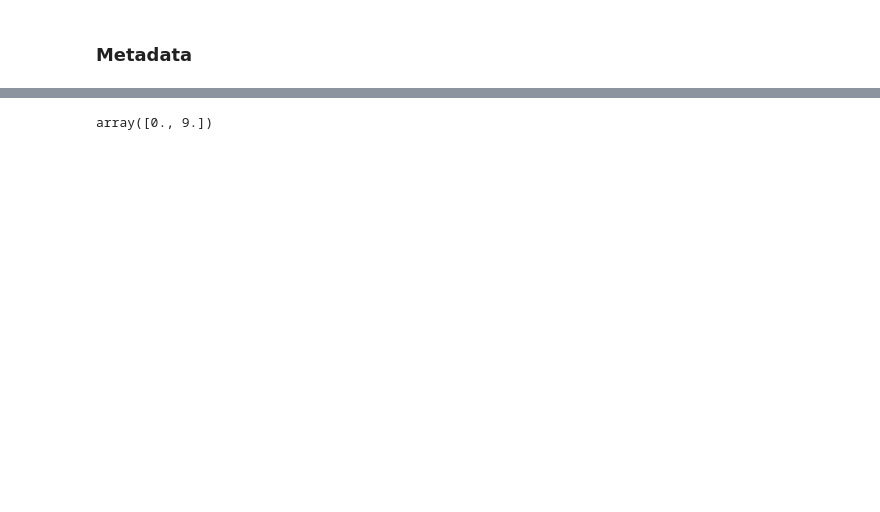
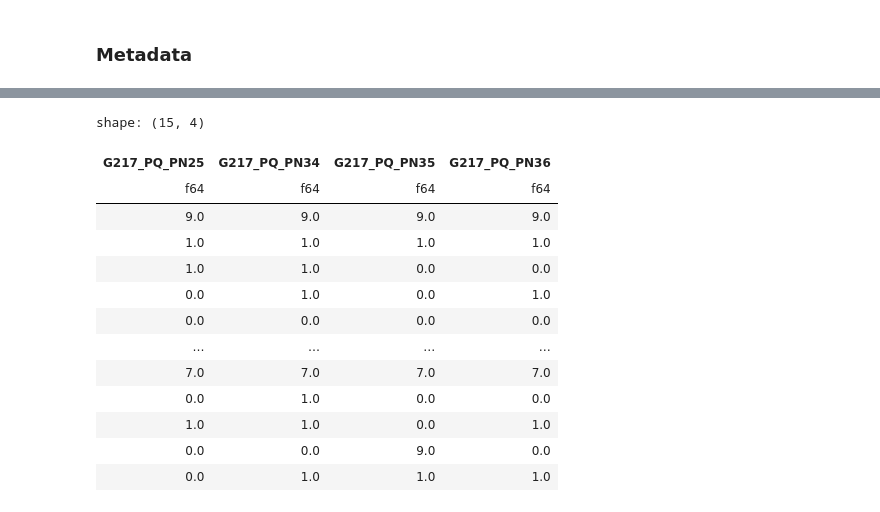
Before and after one commit to matt-humphrey/rs-pain, a Jupyter notebook: nbs/01_data_exploration.ipynb, the cells around one changed output, grey strips where cells are left out. Saved outputs shown, nothing was run; the diff lists cells and outputs as text; code cells hidden in the pictures; blank space fills up the shorter version.

```diff
--- a/nbs/01_data_exploration.ipynb
+++ b/nbs/01_data_exploration.ipynb
@@ -1050,14 +939,26 @@ What values exist in subsequent variables when PN17 (and for G217, PN9 and PN38)
 # %%
-np.unique(
+(
     df
     .filter(
         pl.col("G217_PQ_PN17") == 0,
-        pl.col("G217_PQ_PN9") == 0,
-        pl.col("G217_PQ_PN38") == 0
     )
-    .select('G217_PQ_PN25', 'G217_PQ_PN34', 'G217_PQ_PN35', 'G217_PQ_PN36', 'G217_PQ_PN38', 'G217_PQ_PN9')
+    .select('G217_PQ_PN25', 'G217_PQ_PN34', 'G217_PQ_PN35', 'G217_PQ_PN36')
+    .unique()
     .collect()
-)#.to_pandas().value_counts()
+)
 # %% [output]
 [interactive output not drawn]
-array([0., 9.])
+shape: (15, 4)
+| G217_PQ_PN25 | G217_PQ_PN34 | G217_PQ_PN35 | G217_PQ_PN36 |
+| f64 | f64 | f64 | f64 |
+| 9.0 | 9.0 | 9.0 | 9.0 |
+| 1.0 | 1.0 | 1.0 | 1.0 |
+| 1.0 | 1.0 | 0.0 | 0.0 |
+| 0.0 | 1.0 | 0.0 | 1.0 |
+| 0.0 | 0.0 | 0.0 | 0.0 |
+| … | … | … | … |
+| 7.0 | 7.0 | 7.0 | 7.0 |
+| 0.0 | 1.0 | 0.0 | 0.0 |
+| 1.0 | 1.0 | 0.0 | 1.0 |
+| 0.0 | 0.0 | 9.0 | 0.0 |
+| 0.0 | 1.0 | 1.0 | 1.0 |
```
Also changed, not shown: parts of 53 cells of this notebook.
